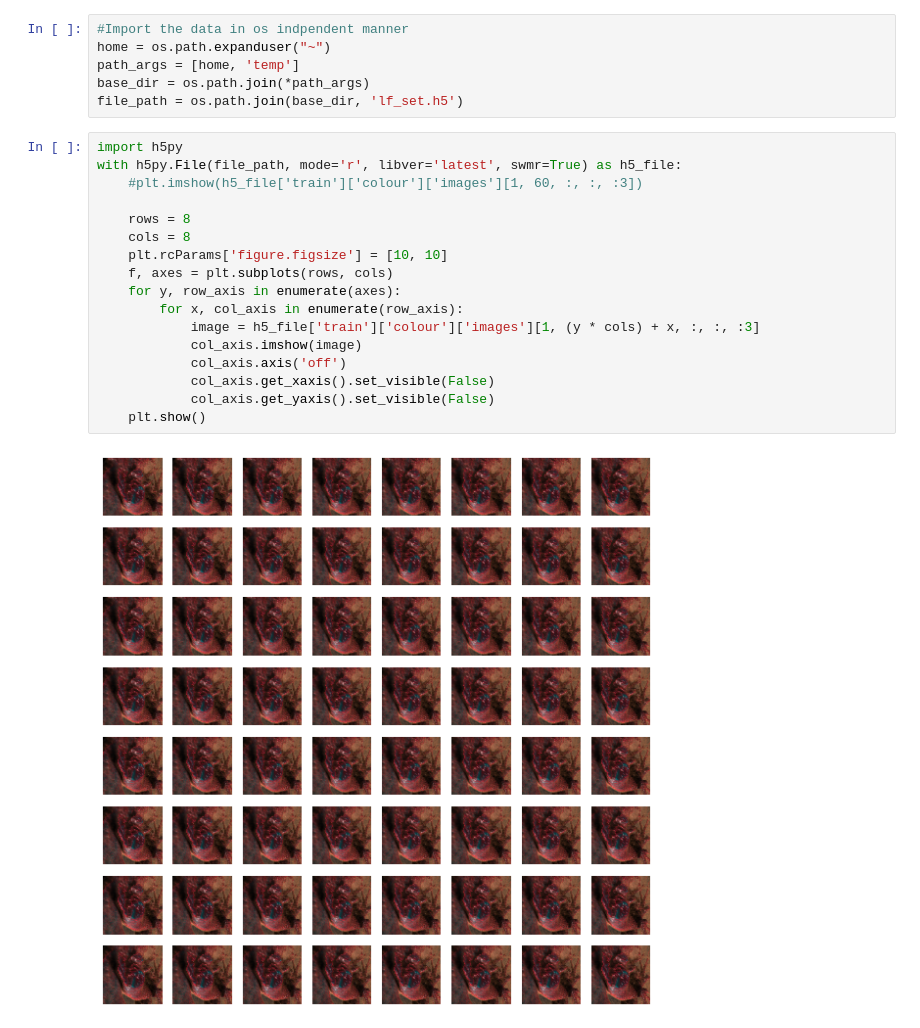
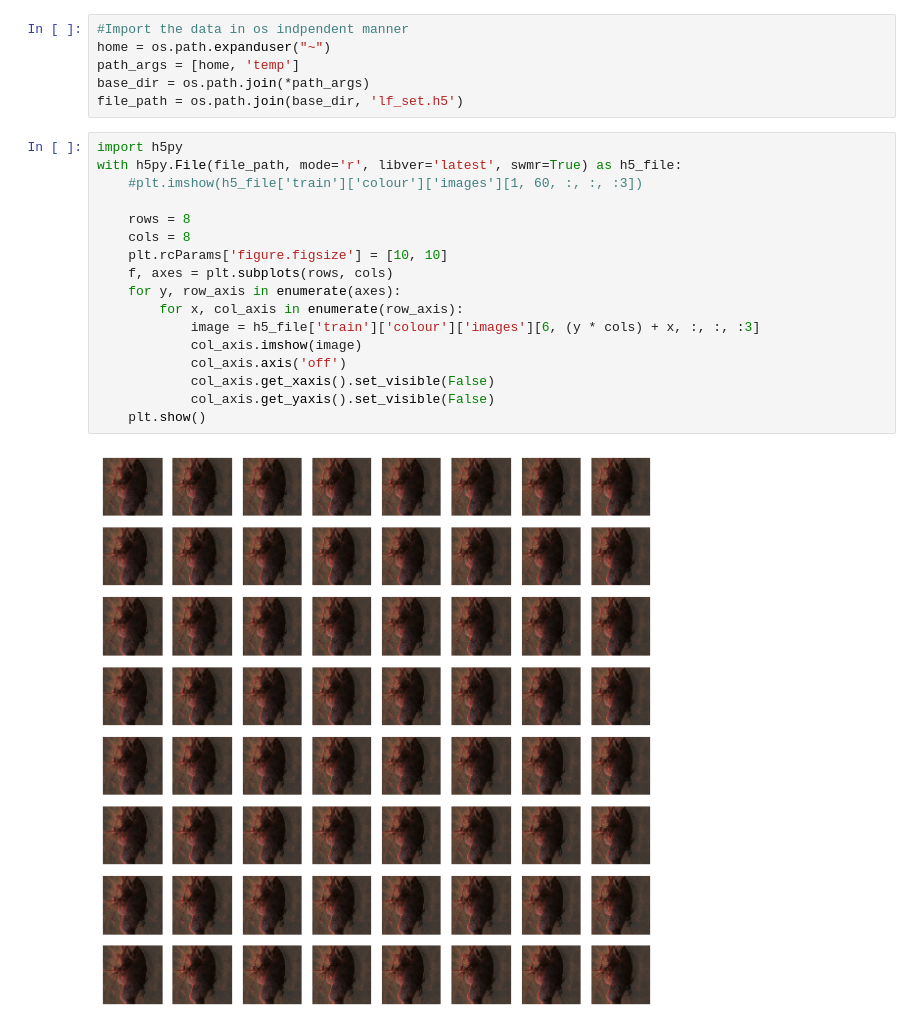
Before and after one commit to seankmartin/LF_View_Synthesis, a Jupyter notebook: Notebooks/DataLoading.ipynb, the cells around one changed output. Saved outputs shown, nothing was run; the diff lists cells and outputs as text.

```diff
--- a/Notebooks/DataLoading.ipynb
+++ b/Notebooks/DataLoading.ipynb
@@ -18,19 +18,19 @@ file_path = os.path.join(base_dir, 'lf_set.h5')
 # %%
 import h5py
 with h5py.File(file_path, mode='r', libver='latest', swmr=True) as h5_file:
     #plt.imshow(h5_file['train']['colour']['images'][1, 60, :, :, :3])
 
     rows = 8
     cols = 8
     plt.rcParams['figure.figsize'] = [10, 10]
     f, axes = plt.subplots(rows, cols)
     for y, row_axis in enumerate(axes):
         for x, col_axis in enumerate(row_axis):
-            image = h5_file['train']['colour']['images'][1, (y * cols) + x, :, :, :3]
+            image = h5_file['train']['colour']['images'][6, (y * cols) + x, :, :, :3]
             col_axis.imshow(image)
             col_axis.axis('off')
             col_axis.get_xaxis().set_visible(False)
             col_axis.get_yaxis().set_visible(False)
     plt.show()
 # %% [output]
-[figure, old version]
+[figure, new version]
```
Also changed, not shown: 6 other files.
